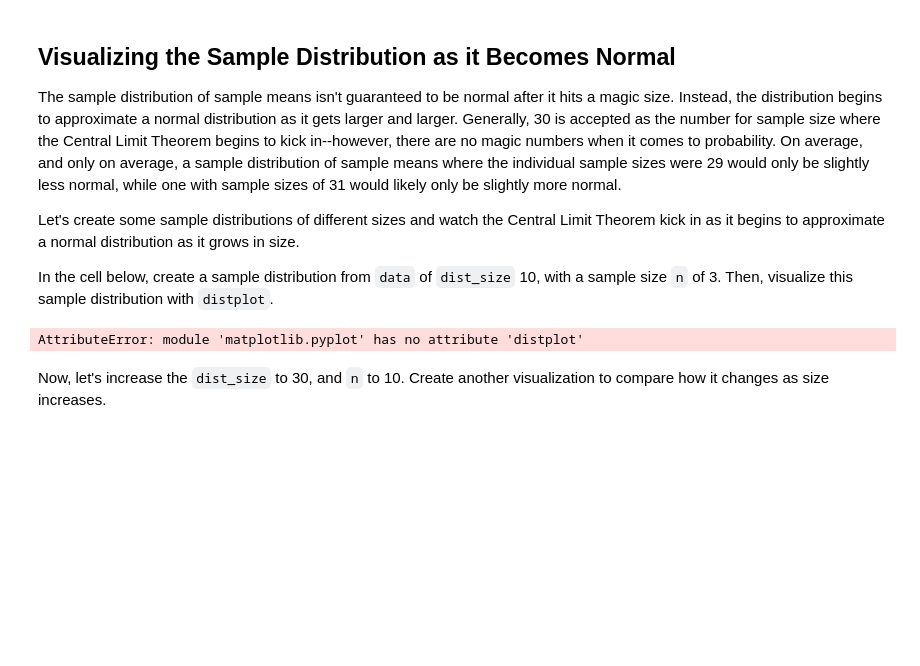
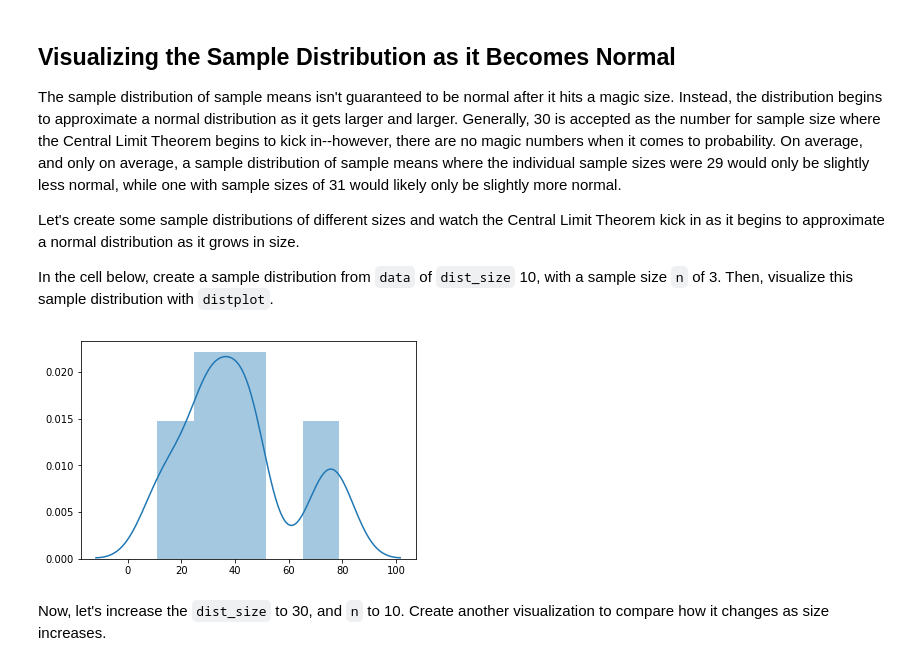
Before and after one commit to Rimab55/dsc-2-19-13-central-limit-theorem-lab-nyc-ds-career-012819, a Jupyter notebook: index.ipynb, the cells around one changed output. Drawn from its saved outputs; the diff is of its cells as text; code cells hidden in the pictures; blank space fills up the shorter version.

```diff
--- a/index.ipynb
+++ b/index.ipynb
@@ -121,8 +121,8 @@ Let's create some sample distributions of different sizes and watch the Central
 In the cell below, create a sample distribution from `data` of `dist_size` 10, with a sample size `n` of 3. Then, visualize this sample distribution with `distplot`.
 # %%
 small_sample = create_sample_distribution(data, dist_size = 10, n = 3)
-plt.distplot(small_sample)
+sns.distplot(small_sample);
 # %% [output]
-AttributeError: module 'matplotlib.pyplot' has no attribute 'distplot'
+[figure, added]
 # %% [markdown]
 Now, let's increase the `dist_size` to 30, and `n` to 10.  Create another visualization to compare how it changes as size increases.
```
Also changed, not shown: parts of 1 cell of this notebook.
